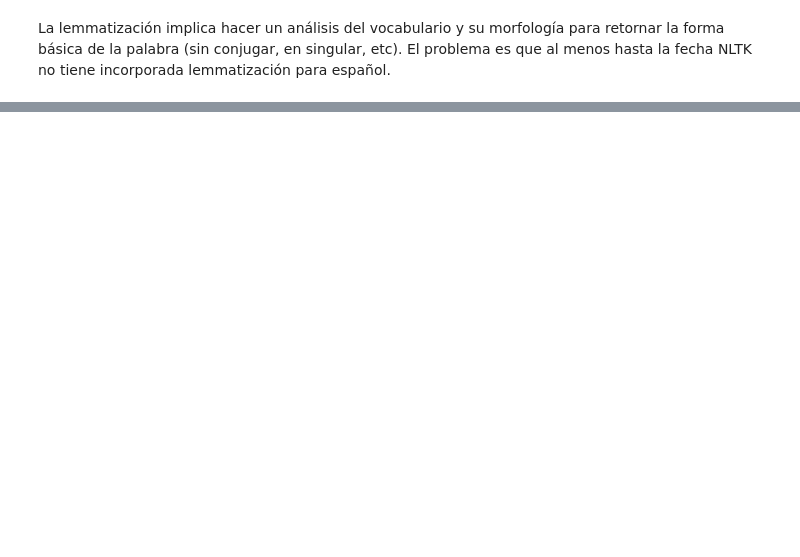
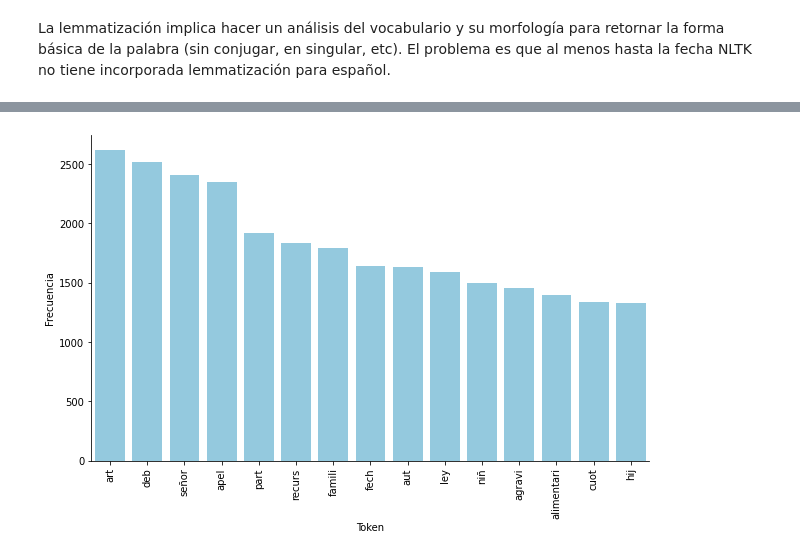
Before and after one commit to nicocarrion1/Mentoria_Busqueda_y_Recomendacion_Textos_Legales, a Jupyter notebook: Practico-2.ipynb, the cells around one changed output, grey strips where cells are left out. Cells and saved outputs as stored; diff of their text form; code cells hidden in the pictures; blank space fills up the shorter version.

Commit message:
Analisis de distintos fueros agregados

```diff
--- a/Practico-2.ipynb
+++ b/Practico-2.ipynb
@@ -192,0 +286,16 @@ len(data)
+# %%
+def clean_corpus(corpus):
+    tokenizer = RegexpTokenizer(r'\w+')
+    tokens=tokenizer.tokenize(corpus)
+    tokens_lower = [word.lower() for word in tokens ]
+    words = [token for token in tokens_lower if token not in stopwords_tokens]
+    tokens_stemm=[spanish_stemmer.stem(word) for word in words]
+    tokens_lem=[lemmatizer.lemmatize(word) for word in tokens_stemm]
+    tokens_clean= [token for token in tokens_lem if len(token) > 1]
+    data=tokens2dataframe(tokens_clean)
+    graph_frequency(data)
+# %%
+corpus_familia, files_familia=corpus_for_fuero('FAMILIA')
+clean_corpus(corpus_familia)
+# %% [output]
+[figure, added]
```
Also changed, not shown: parts of 24 cells of this notebook, 1 other file.
